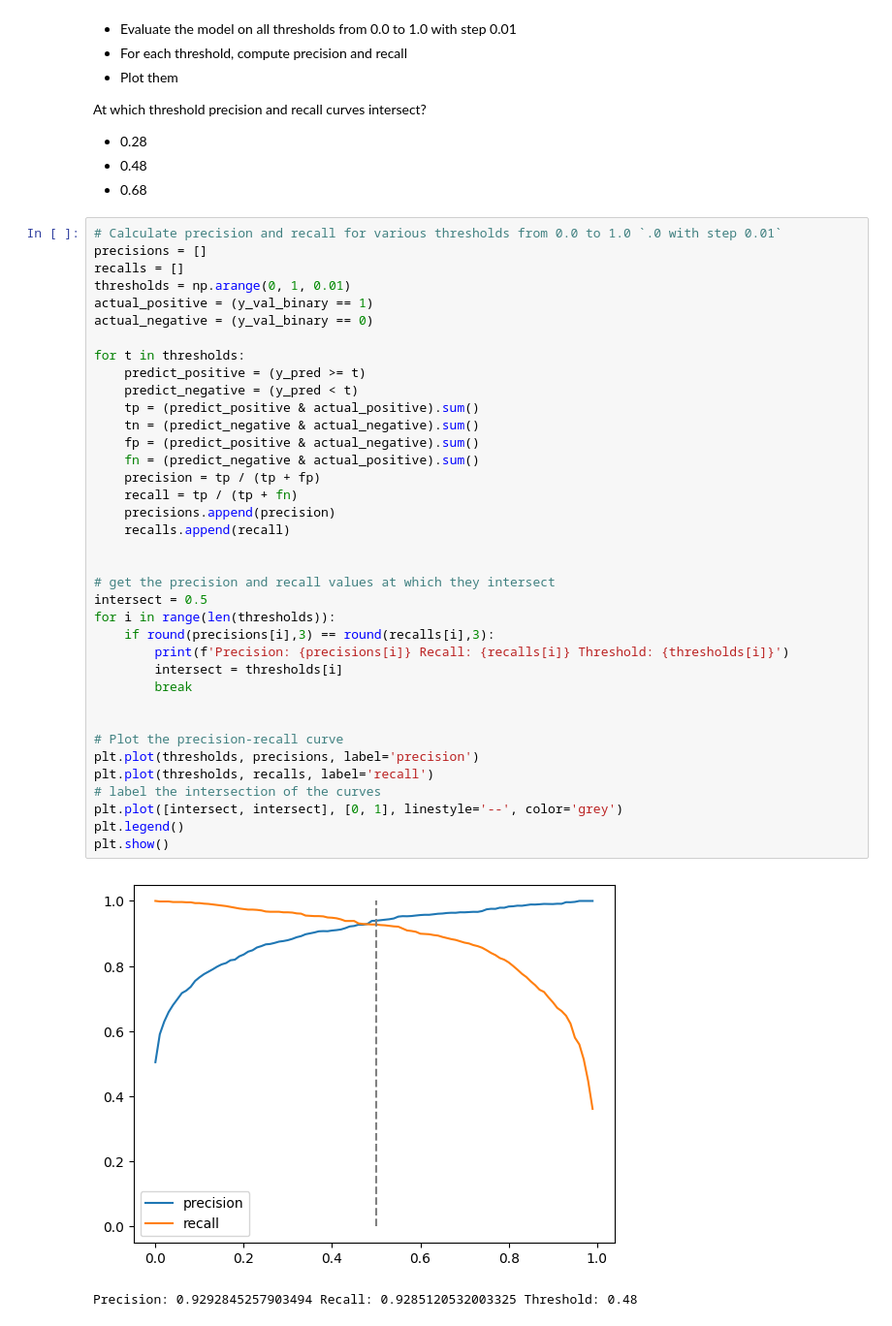
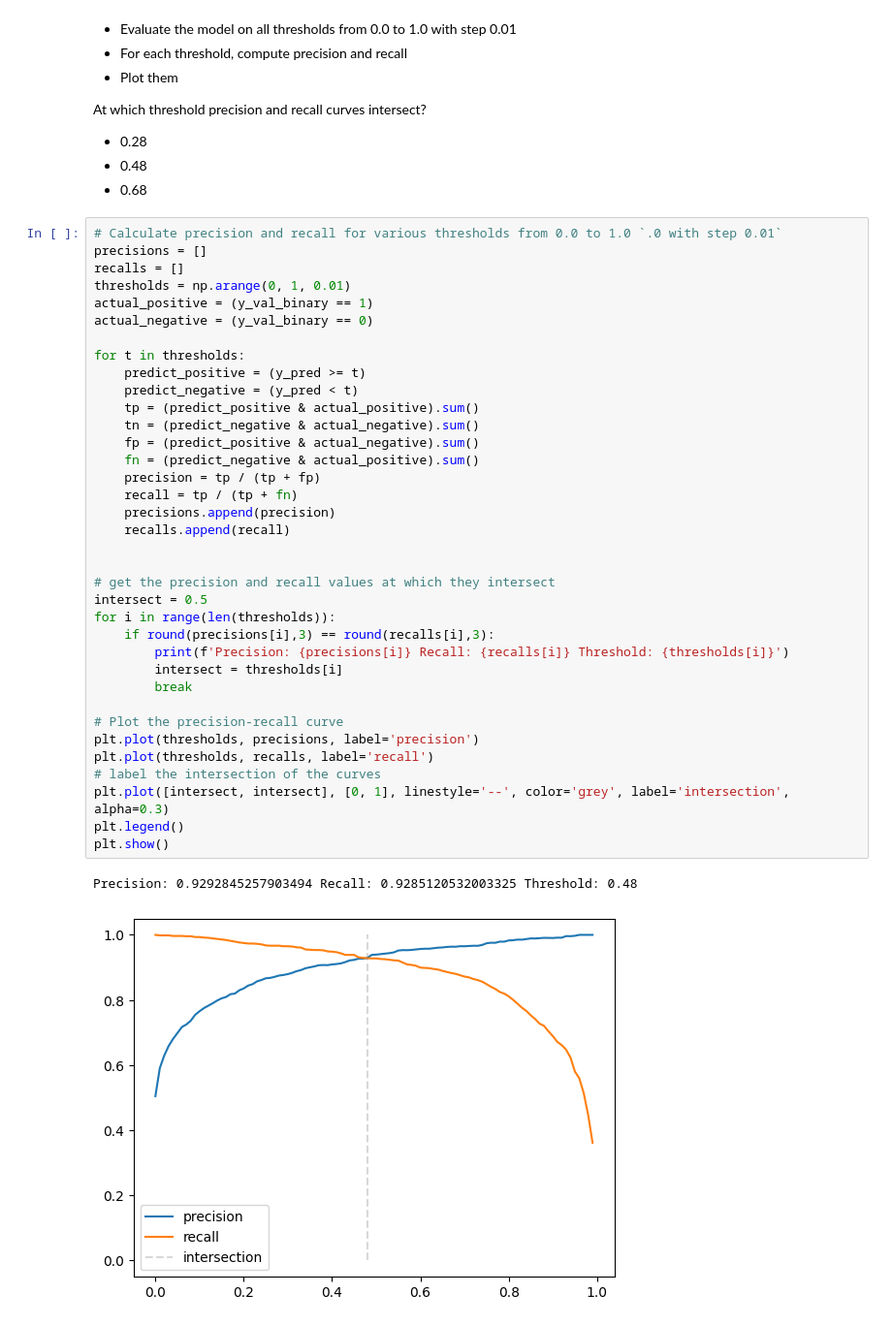
Before and after one commit to ozkary/machine-learning-engineering, a Jupyter notebook: 04-evaluation/homework.ipynb, the cells around one changed output. Shown at 97% size. Saved outputs shown, nothing was run; the diff lists cells and outputs as text.

```diff
--- a/04-evaluation/homework.ipynb
+++ b/04-evaluation/homework.ipynb
@@ -237,34 +237,33 @@ actual_positive = (y_val_binary == 1)
 actual_negative = (y_val_binary == 0)
 
 for t in thresholds:
     predict_positive = (y_pred >= t)
     predict_negative = (y_pred < t)
     tp = (predict_positive & actual_positive).sum()
     tn = (predict_negative & actual_negative).sum()
     fp = (predict_positive & actual_negative).sum()
     fn = (predict_negative & actual_positive).sum()
     precision = tp / (tp + fp)
     recall = tp / (tp + fn)
     precisions.append(precision)
     recalls.append(recall)
 
 
 # get the precision and recall values at which they intersect
 intersect = 0.5
 for i in range(len(thresholds)):
     if round(precisions[i],3) == round(recalls[i],3):
         print(f'Precision: {precisions[i]} Recall: {recalls[i]} Threshold: {thresholds[i]}')
         intersect = thresholds[i]
         break
 
-
 # Plot the precision-recall curve
 plt.plot(thresholds, precisions, label='precision')
 plt.plot(thresholds, recalls, label='recall')
 # label the intersection of the curves
-plt.plot([intersect, intersect], [0, 1], linestyle='--', color='grey')
+plt.plot([intersect, intersect], [0, 1], linestyle='--', color='grey', label='intersection', alpha=0.3)
 plt.legend()
 plt.show()
 # %% [output]
+Precision: 0.9292845257903494 Recall: 0.9285120532003325 Threshold: 0.48
-[figure, old version]
+[figure, new version]
-Precision: 0.9292845257903494 Recall: 0.9285120532003325 Threshold: 0.48
```
